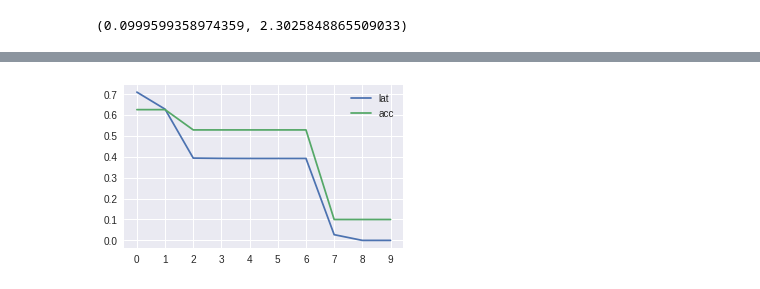
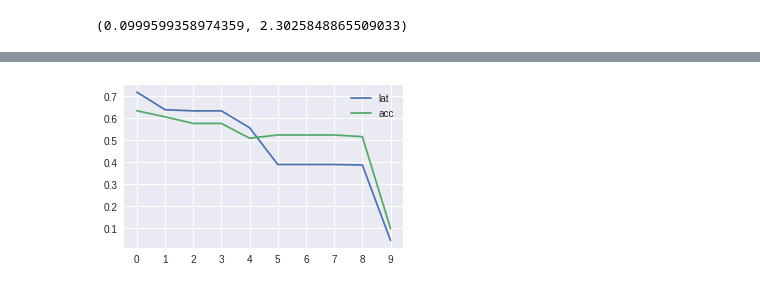
Before and after one commit to intsystems/2023-Problem-140, a Jupyter notebook: code/main_experiment.ipynb, the cells around one changed output, grey strips where cells are left out. Saved outputs shown, nothing was run; the diff lists cells and outputs as text; code cells hidden in the pictures.

```diff
--- a/code/main_experiment.ipynb
+++ b/code/main_experiment.ipynb
@@ -175,8 +178,11 @@ base_accuracy, base_loss
 # %%
-gammas = torch.zeros_like(get_imodel(discrete=False).gammas).to(device)
-imodel = get_imodel(gammas, discrete=True)
+imodel.gammas = torch.zeros_like(imodel.gammas).to(device)
+imodel.make_gammas_discrete()
 
 worst_accuracy, worst_loss, _ = validate(imodel, test_dl, device, ACC | LOSS)
+
+imodel.relax_gammas()
+
 worst_accuracy, worst_loss
 # %% [output]
 (0.0999599358974359, 2.3025848865509033)
@@ -194,8 +200,7 @@ def train_epoch(imodel, hypernet, optimizer, lambda_sampler=lambda_sampler, dl=t
 
         optimizer.zero_grad()
 
-        gammas = hypernet(lambd)
-        imodel.gammas = gammas
+        imodel.gammas = hypernet(lambd)
         y_pred = imodel(X.to(device))
         loss = loss_fn(y_pred, y.to(device)) + lambd * imodel.sample_gammas(previous=False).dot(times)
         loss.backward()
@@ -207,14 +212,14 @@ curr_shift = 4.0
 init_gammas = None
 
 while current_accuracy <= 0.4:
-    imodel = get_imodel(discrete=False, shift=curr_shift)
+    imodel.gammas = generate_gammas(curr_shift)
     current_accuracy, _, _ = validate(imodel, test_dl, device, ACC)
 
     print(current_accuracy, curr_shift)
 
     curr_shift += 0.5
+curr_shift -= 0.5
 
-curr_shift -= 0.5
 init_gammas = imodel.gammas
 init_gammas.sigmoid()
 # %% [output]
@@ -253,8 +259,7 @@ for epoch in tqdm(range(EPOCHS), desc='training', total=EPOCHS):
 
     with torch.no_grad():
         for lambd in list(range(10)):
-            gammas = hypernet(torch.tensor(lambd))
-            imodel = get_imodel(gammas, discrete=False)
+            imodel.gammas = hypernet(torch.tensor(lambd))
 
             acc, loss, latency = validate(imodel, test_dl, device)
 
@@ -279,25 +284,25 @@ if savefig:
 # %%
 plt.figure(figsize=(5,3))
 
 accuracy_vs_lambda = []
 latency_vs_lambda = []
 
 lambd_grid = [i for i in range(10)]
 
 for lambd in lambd_grid:
-  gammas = hypernet(torch.tensor(lambd))
-  imodel = get_imodel(gammas, discrete=True)
+  imodel.gammas = hypernet(torch.tensor(lambd))
+  imodel.make_gammas_discrete()
   accuracy, _, latency = validate(imodel, test_dl, device)
 
   latency_vs_lambda.append(latency)
   accuracy_vs_lambda.append(accuracy)
 
 plt.xticks(list(range(10)))
 plt.plot(lambd_grid, latency_vs_lambda, label='lat')
 plt.plot(lambd_grid, accuracy_vs_lambda, label='acc')
 plt.legend()
 
 if savefig:
     plt.savefig(f'{prefix}/figs/v2/lat&acc-lambd.png', bbox_inches='tight')
 # %% [output]
-[figure, old version]
+[figure, new version]
```
Also changed, not shown: parts of 5 cells of this notebook.
